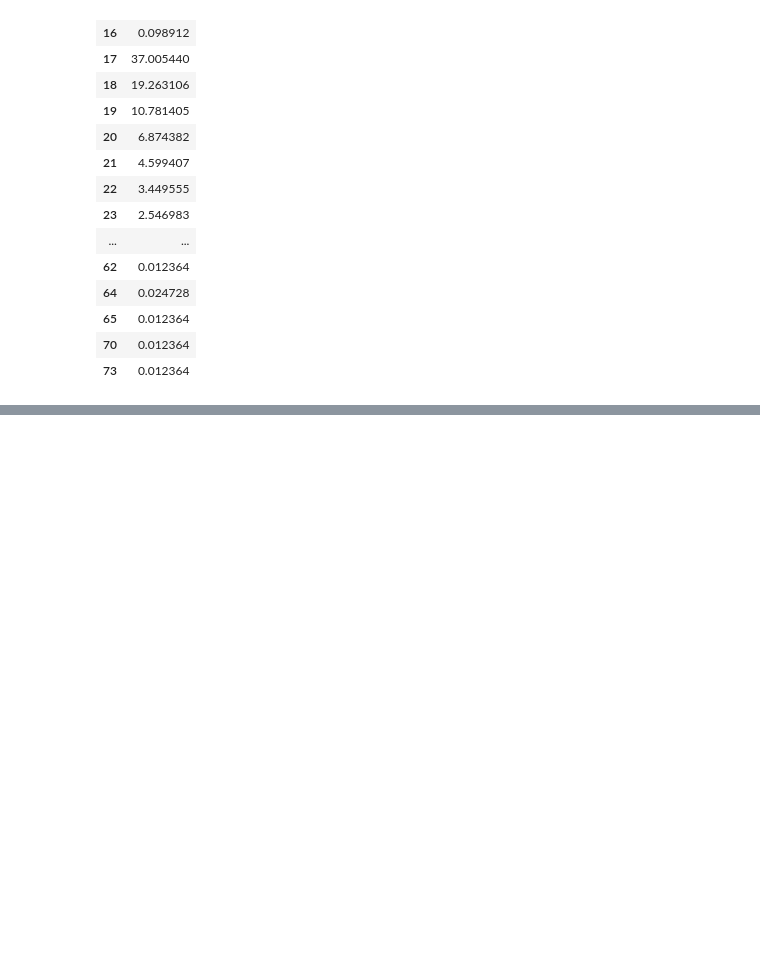
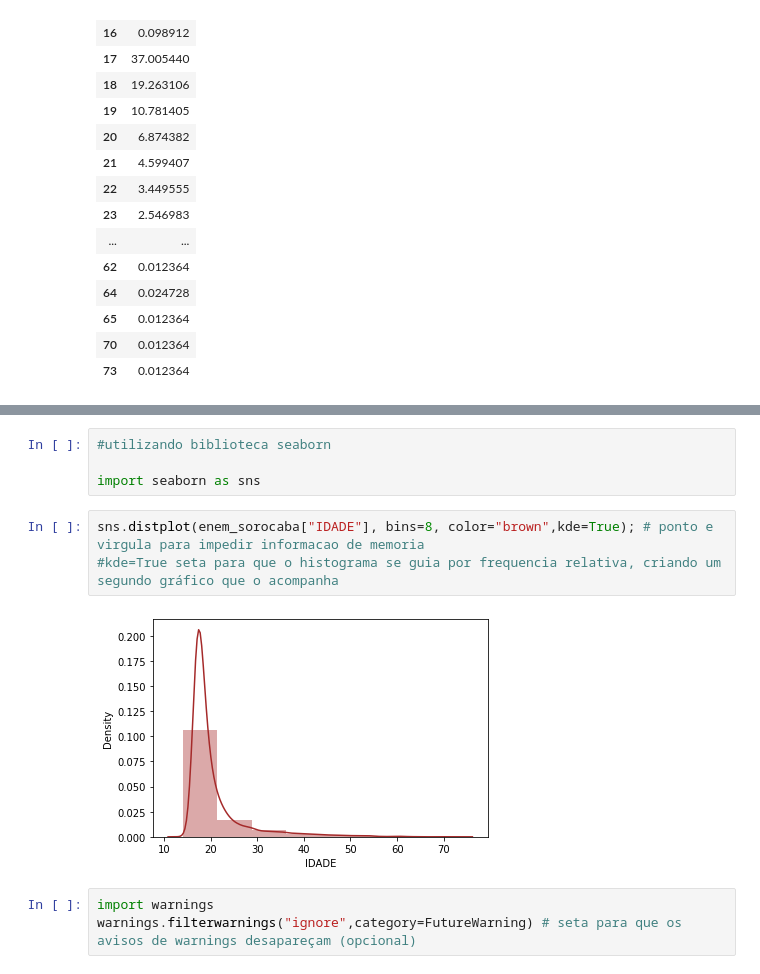
Before and after one commit to Matheusfarmaceutico/Estat-stica-e-An-lise-de-dados-com-Python, a Jupyter notebook: distribuicao_de_frequencia.ipynb, the cells around one changed output, grey strips where cells are left out. Drawn from its saved outputs; the diff is of its cells as text; blank space fills up the shorter version.

```diff
--- a/distribuicao_de_frequencia.ipynb
+++ b/distribuicao_de_frequencia.ipynb
@@ -161,0 +198,12 @@ freq_perc_relativa
+# %%
+#utilizando biblioteca seaborn
+
+import seaborn as sns
+# %%
+sns.distplot(enem_sorocaba["IDADE"], bins=8, color="brown",kde=True); # ponto e virgula para impedir informacao de memoria
+#kde=True seta para que o histograma se guia por frequencia relativa, criando um segundo gráfico que o acompanha
+# %% [output]
+[figure, added]
+# %%
+import warnings
+warnings.filterwarnings("ignore",category=FutureWarning) # seta para que os avisos de warnings desapareçam (opcional)
```
Also changed, not shown: parts of 8 cells of this notebook.
